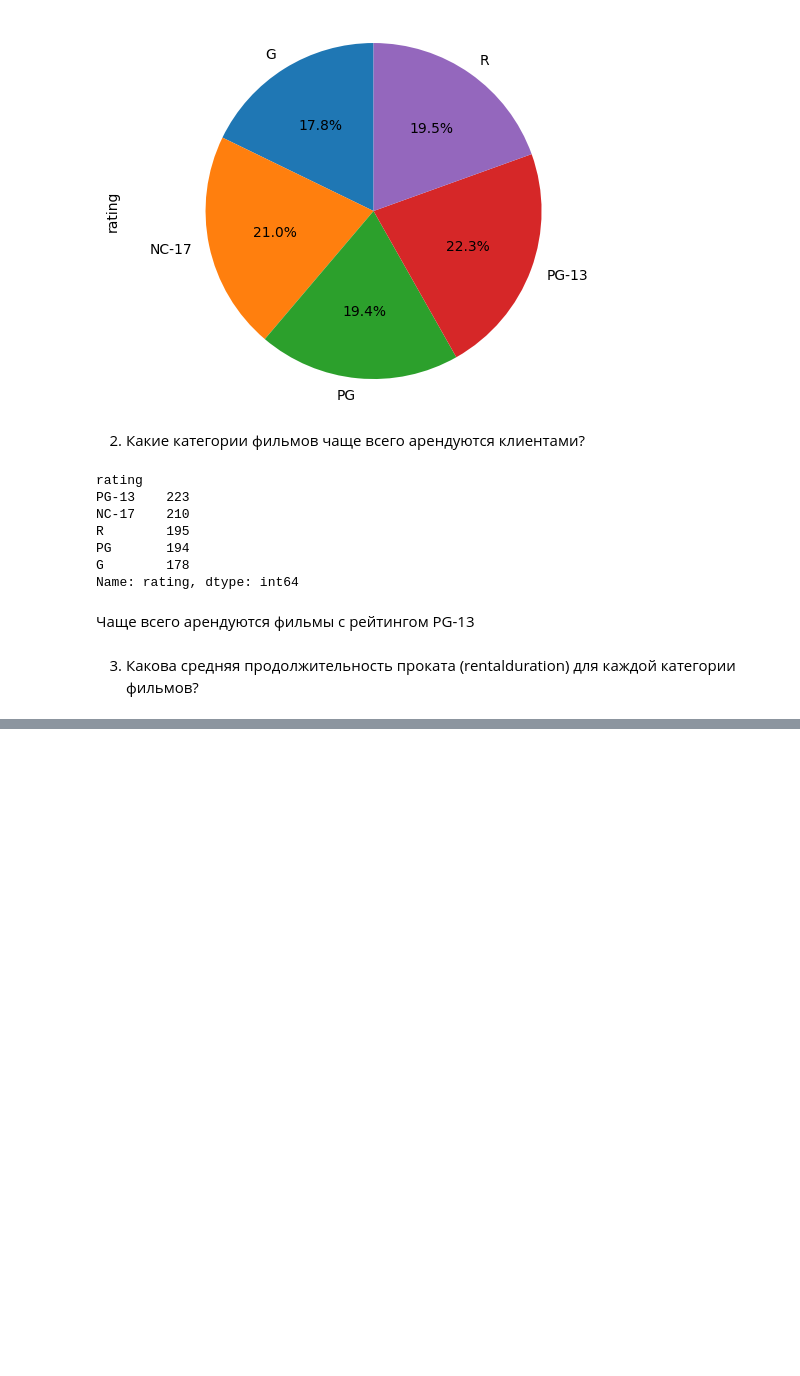
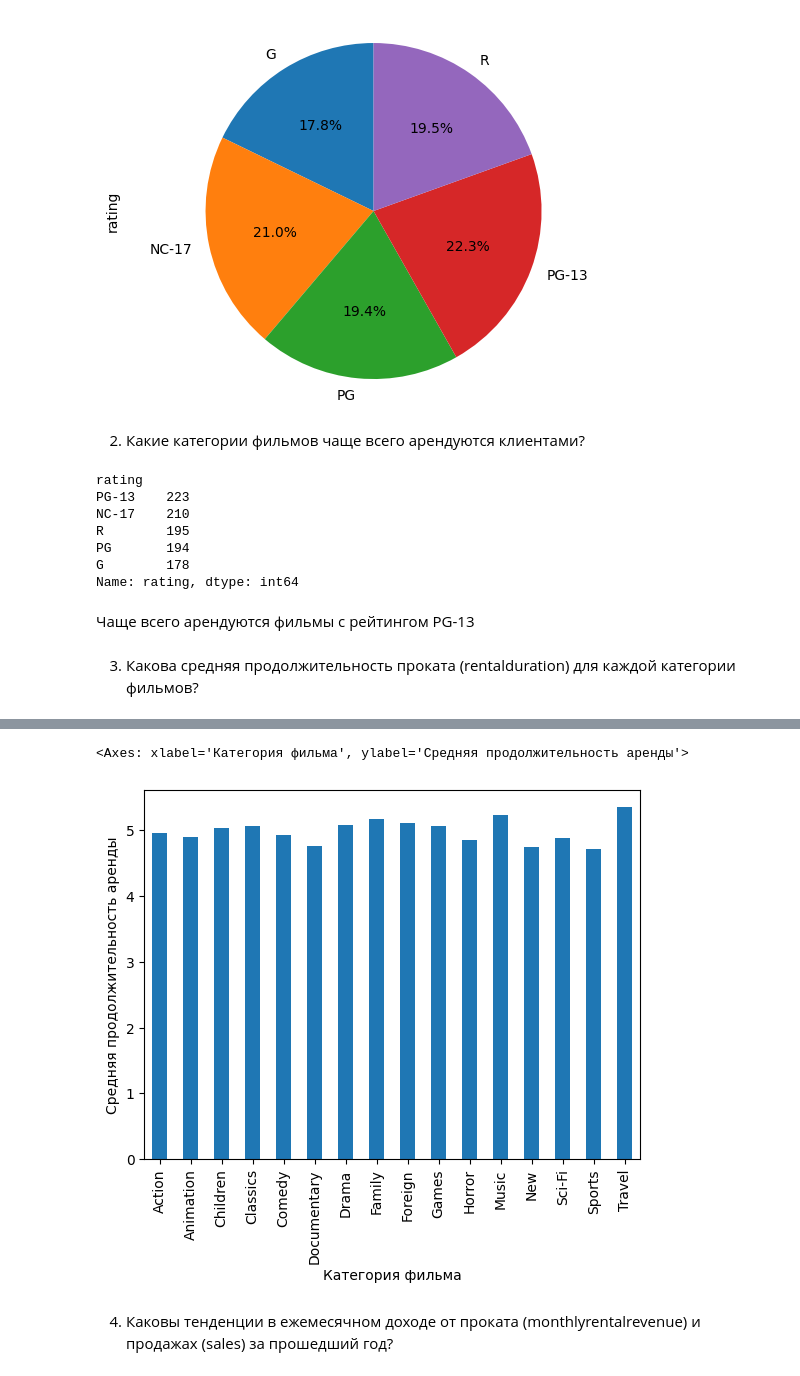
Before and after one commit to chebandenis/DZ_innopolis, a Jupyter notebook: db.ipynb, the cells around one changed output, grey strips where cells are left out. Cells and saved outputs as stored; diff of their text form; code cells hidden in the pictures; blank space fills up the shorter version.

```diff
--- a/db.ipynb
+++ b/db.ipynb
@@ -124,3 +124,12 @@ Name: rating, dtype: int64
 Чаще  всего арендуются фильмы с рейтингом PG-13
 # %% [markdown]
 3. Какова средняя продолжительность проката (rentalduration) для каждой категории фильмов?
+# %%
+df_1 = sql_to_dataframe('SELECT category_id, name FROM category') #сформируем датафрейм по результатам sql запроса
+df_2 = sql_to_dataframe('SELECT film_id, category_id FROM film_category') #сформируем датафрейм по результатам sql запроса
+df_3 = sql_to_dataframe('SELECT film_id, rental_duration FROM film') #сформируем датафрейм по результатам sql запроса
+df_2 = df_2.merge(df_3, on='film_id') #объеденим таблицы
+df_2 = df_2.merge(df_1, on='category_id') #объеденим таблицы
+#сгруппируем данные по категориям фильма рассчитав среднюю продолжительность проката для каждой категории
+df_2 = df_2.groupby('name')['rental_duration'].mean()
+df_2.to_csv('rentalduration_in_filmcategory.csv', sep=',', encoding='utf-8') #сохраним данные в файл
@@ -126,0 +157,7 @@ Name: rating, dtype: int64
+# %%
+df_2.plot.bar(xlabel='Категория фильма', ylabel='Средняя продолжительность аренды')
+# %% [output]
+<Axes: xlabel='Категория фильма', ylabel='Средняя продолжительность аренды'>
+[figure, added]
+# %% [markdown]
+4. Каковы тенденции в ежемесячном доходе от проката (monthlyrentalrevenue) и продажах (sales) за прошедший год?
```
Also changed, not shown: parts of 1 cell of this notebook, 1 other file.
